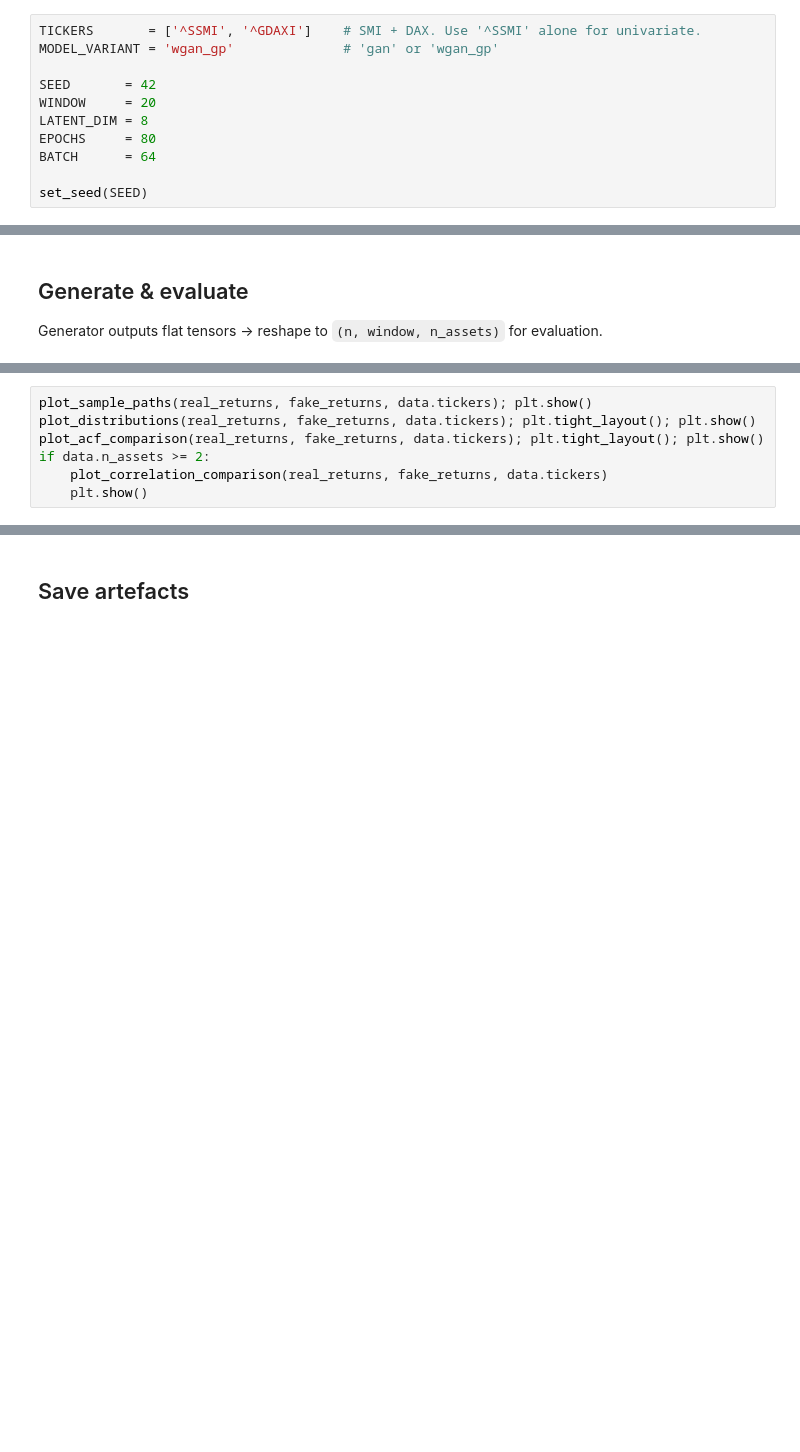
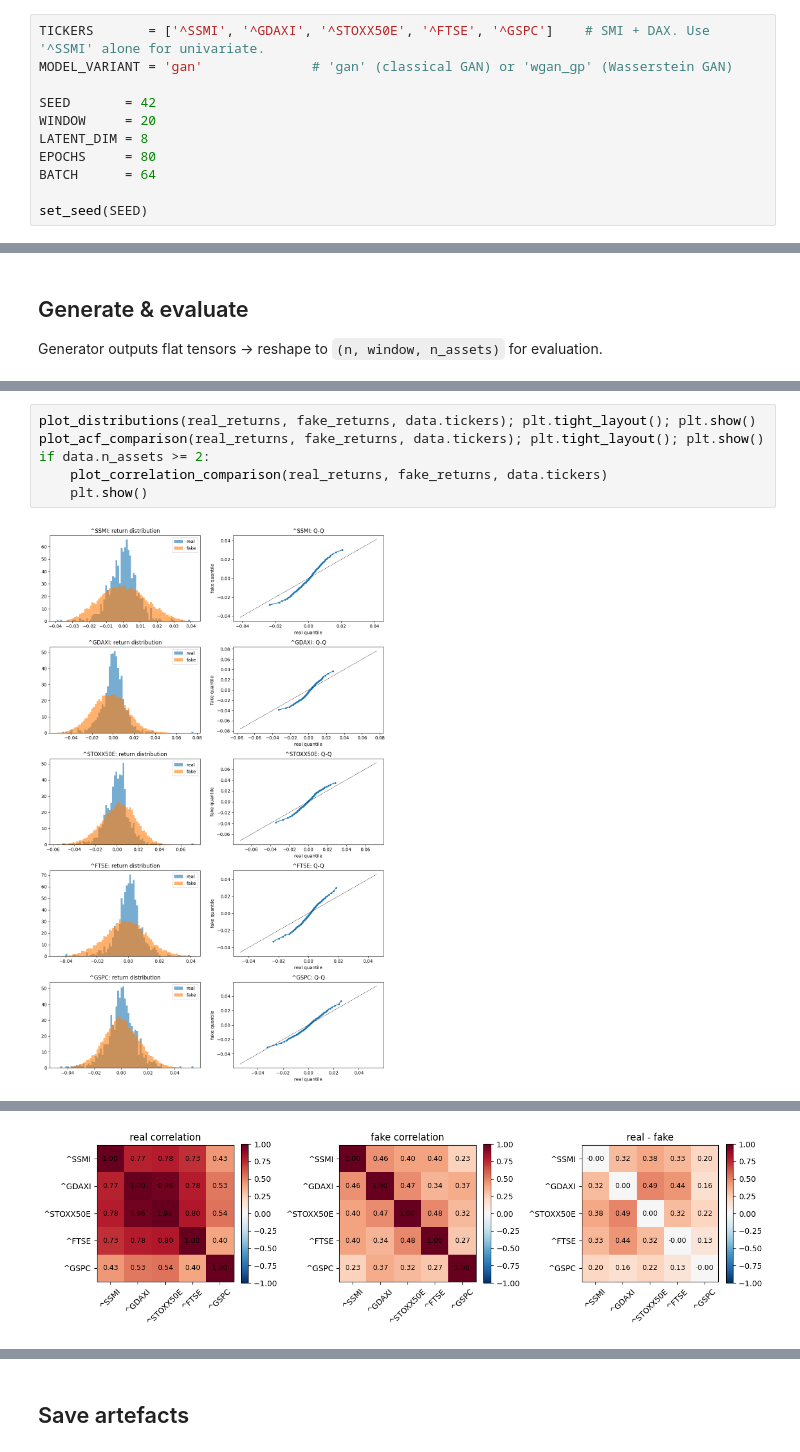
Before and after one commit to wuns/qGAN-market-generator, a Jupyter notebook: notebooks/01_classical_baseline.ipynb, the cells around one changed output, grey strips where cells are left out. Saved outputs shown, nothing was run; the diff lists cells and outputs as text; blank space fills up the shorter version.

Commit message:
removed wgan now 5 equity index tickers

```diff
--- a/notebooks/01_classical_baseline.ipynb
+++ b/notebooks/01_classical_baseline.ipynb
@@ -40,8 +44,8 @@ print('device =', device, '| repo root =', ROOT)
 
 **Two switches.** `TICKERS` controls assets (single string = univariate, list = multivariate). `MODEL_VARIANT` controls loss type.
 # %%
-TICKERS       = ['^SSMI', '^GDAXI']    # SMI + DAX. Use '^SSMI' alone for univariate.
-MODEL_VARIANT = 'wgan_gp'              # 'gan' or 'wgan_gp'
+TICKERS       = ['^SSMI', '^GDAXI', '^STOXX50E', '^FTSE', '^GSPC']    # SMI + DAX. Use '^SSMI' alone for univariate.
+MODEL_VARIANT = 'gan'              # 'gan' (classical GAN) or 'wgan_gp' (Wasserstein GAN)
 
 SEED       = 42
 WINDOW     = 20
@@ -127,7 +158,8 @@ print(f'Inference: {n_eval} windows in {t_inf*1000:.1f} ms ({samples_per_sec:.0f
 # %%
-plot_sample_paths(real_returns, fake_returns, data.tickers); plt.show()
 plot_distributions(real_returns, fake_returns, data.tickers); plt.tight_layout(); plt.show()
 plot_acf_comparison(real_returns, fake_returns, data.tickers); plt.tight_layout(); plt.show()
 if data.n_assets >= 2:
     plot_correlation_comparison(real_returns, fake_returns, data.tickers)
     plt.show()
+# %% [output]
+[figure, added]
@@ -134,3 +167,4 @@ if data.n_assets >= 2:
+[figure, added]
 # %%
 report = build_report(
     real_windows=real_returns,
```
Also changed, not shown: parts of 11 cells of this notebook.
